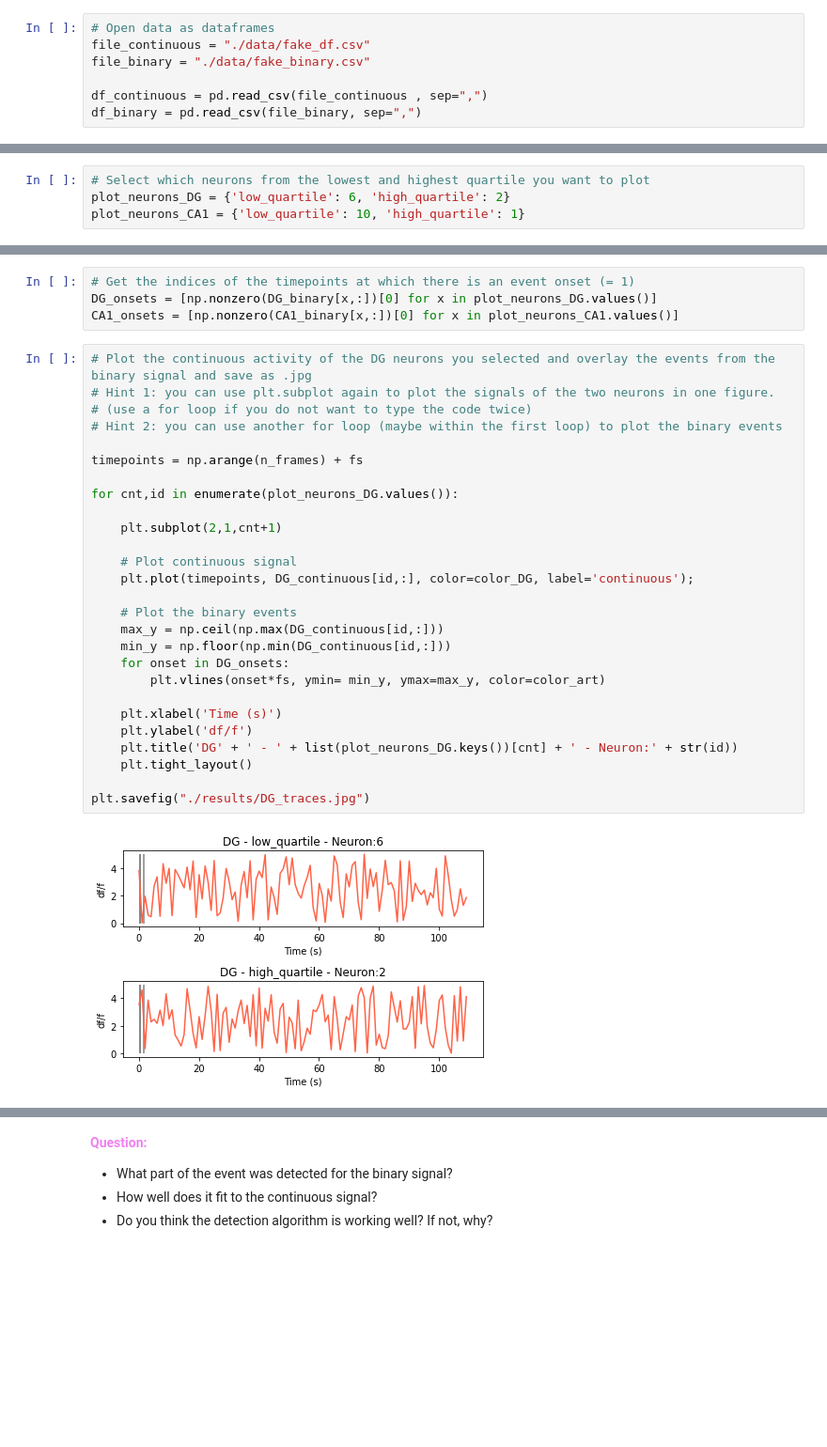
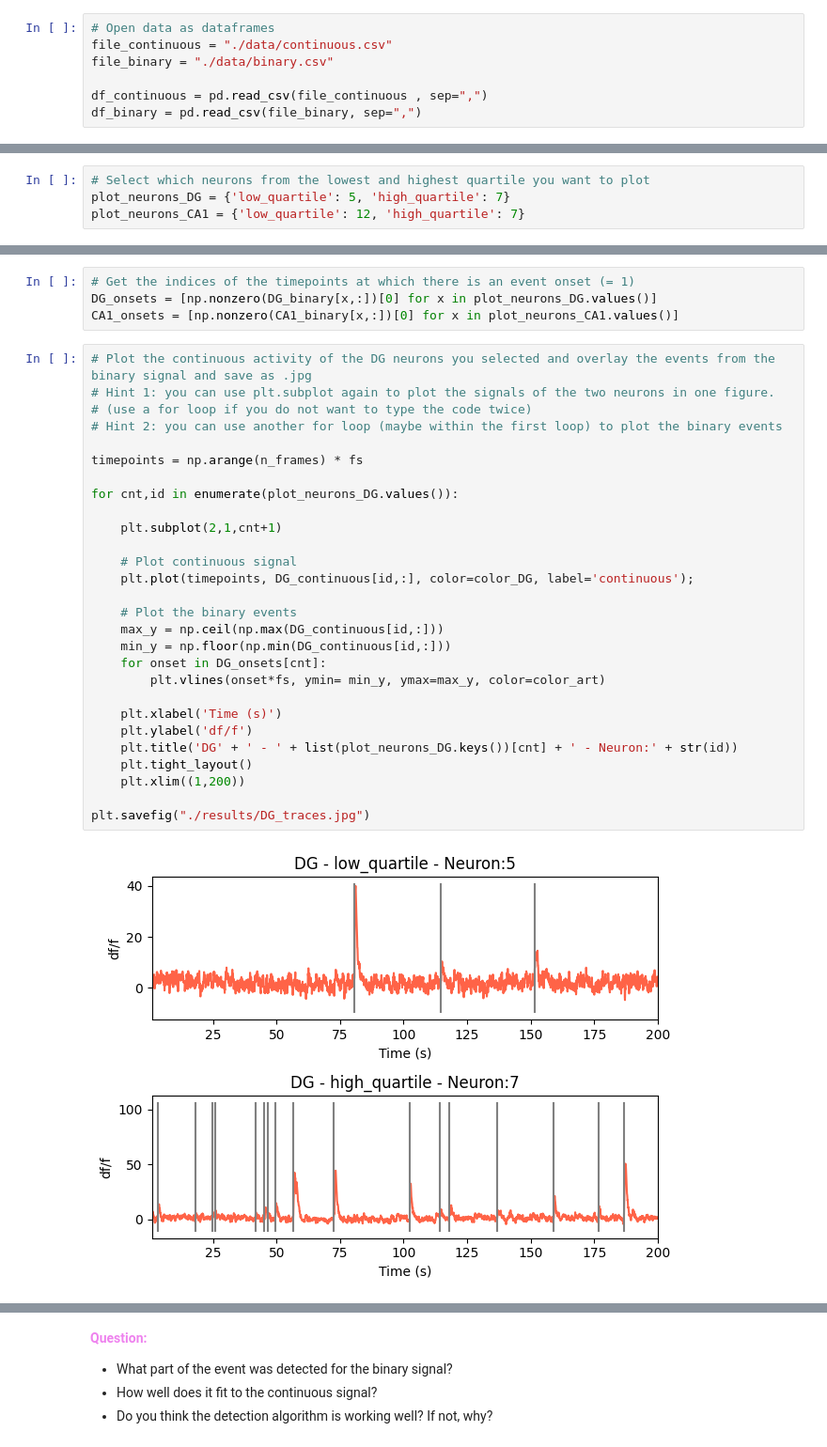
Before and after one commit to verzep/python_for_neuroscience, a Jupyter notebook: Day_4/project_A/project_A_calcium_imaging_analysis_solution.ipynb, the cells around one changed output, grey strips where cells are left out. Shown at 94% size. Drawn from its saved outputs; the diff is of its cells as text; blank space fills up the shorter version.

Commit message:
added real data, fixed minor things, download from sciebo works now

```diff
--- a/Day_4/project_A/project_A_calcium_imaging_analysis_solution.ipynb
+++ b/Day_4/project_A/project_A_calcium_imaging_analysis_solution.ipynb
@@ -65,8 +88,8 @@ To do:
 import pandas as pd
 # %%
 # Open data as dataframes
-file_continuous = "./data/fake_df.csv"
-file_binary = "./data/fake_binary.csv"
+file_continuous = "./data/continuous.csv"
+file_binary = "./data/binary.csv"
 
 df_continuous = pd.read_csv(file_continuous , sep=",")
 df_binary = pd.read_csv(file_binary, sep=",")
@@ -431,7 +453,7 @@ CA1 neurons within the 4th quartile are: [ 0  1  2  3  4  5  6  7  8  9 10 11 12
 # %%
 # Select which neurons from the lowest and highest quartile you want to plot
-plot_neurons_DG = {'low_quartile': 6, 'high_quartile': 2}
-plot_neurons_CA1 = {'low_quartile': 10, 'high_quartile': 1}
+plot_neurons_DG = {'low_quartile': 5, 'high_quartile': 7}
+plot_neurons_CA1 = {'low_quartile': 12, 'high_quartile': 7}
 # %%
 # We now need the contiuous data:
 # Filter them by brain region and
@@ -447,32 +469,33 @@ CA1_onsets = [np.nonzero(CA1_binary[x,:])[0] for x in plot_neurons_CA1.values()]
 # %%
 # Plot the continuous activity of the DG neurons you selected and overlay the events from the binary signal and save as .jpg
 # Hint 1: you can use plt.subplot again to plot the signals of the two neurons in one figure.
 # (use a for loop if you do not want to type the code twice)
 # Hint 2: you can use another for loop (maybe within the first loop) to plot the binary events
 
-timepoints = np.arange(n_frames) + fs
+timepoints = np.arange(n_frames) * fs
 
 for cnt,id in enumerate(plot_neurons_DG.values()):
 
     plt.subplot(2,1,cnt+1)
 
     # Plot continuous signal
     plt.plot(timepoints, DG_continuous[id,:], color=color_DG, label='continuous');
 
     # Plot the binary events
     max_y = np.ceil(np.max(DG_continuous[id,:]))
     min_y = np.floor(np.min(DG_continuous[id,:]))
-    for onset in DG_onsets:
+    for onset in DG_onsets[cnt]:
         plt.vlines(onset*fs, ymin= min_y, ymax=max_y, color=color_art)
 
     plt.xlabel('Time (s)')
     plt.ylabel('df/f')
     plt.title('DG' + ' - ' + list(plot_neurons_DG.keys())[cnt] + ' - Neuron:' + str(id))
     plt.tight_layout()
+    plt.xlim((1,200))
 
 plt.savefig("./results/DG_traces.jpg")
 # %% [output]
-[figure, old version]
+[figure, new version]
 # %%
 # Plot the continuous activity of the CA1 neurons you selected and overlay the events from the binary signal and save as .jpg
 # (same as above, just for CA1)
```
Also changed, not shown: parts of 14 cells of this notebook, 10 other files.
